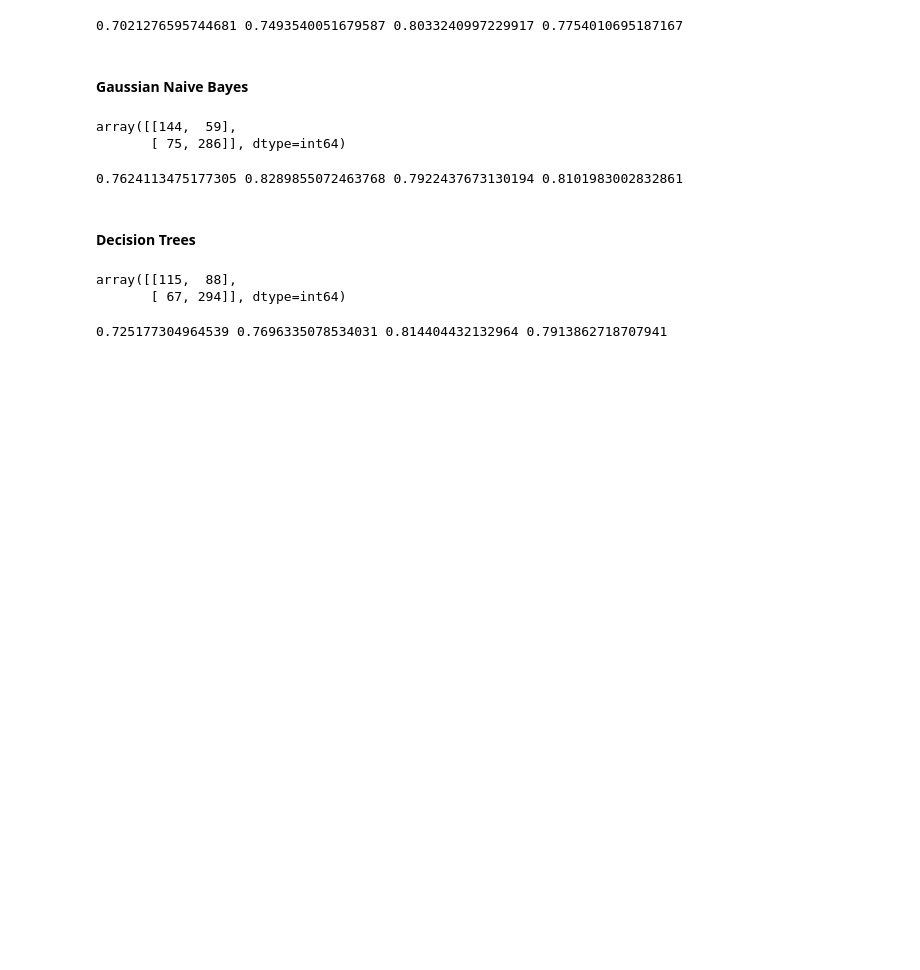
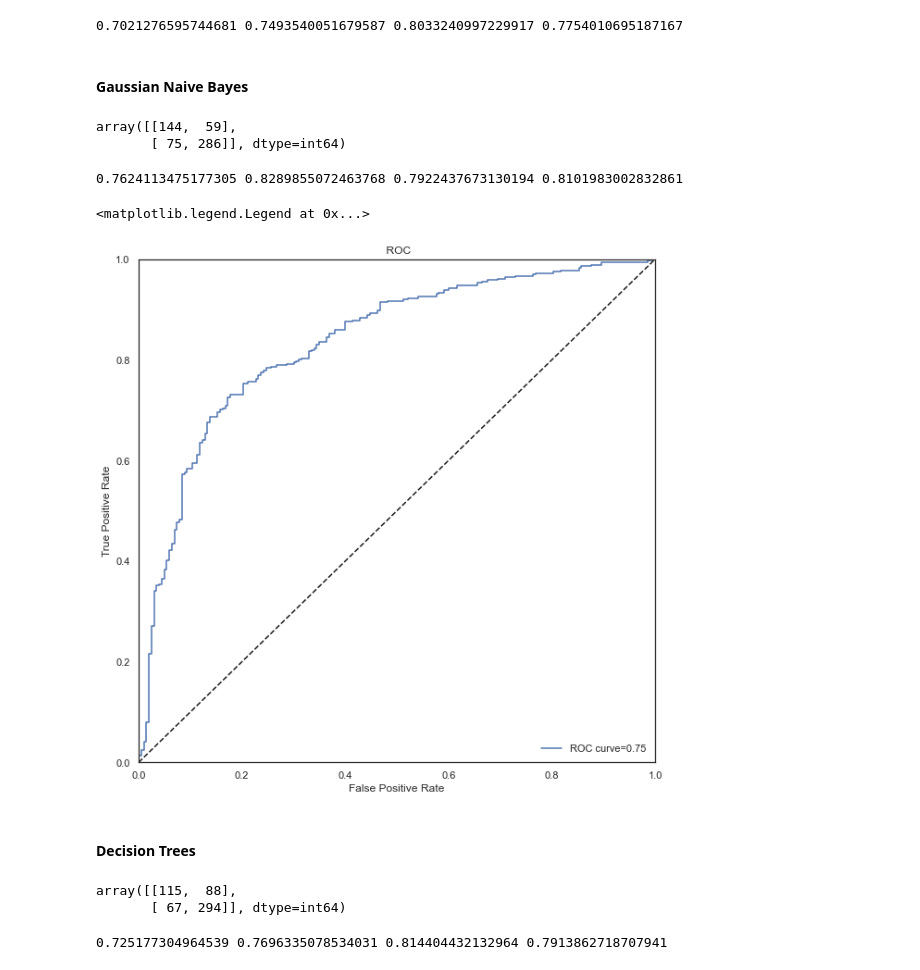
Before and after one commit to nclee17/Drugs, a Jupyter notebook: Supervised Learning.ipynb, the cells around one changed output. Saved outputs shown, nothing was run; the diff lists cells and outputs as text; code cells hidden in the pictures; blank space fills up the shorter version.

```diff
--- a/Supervised Learning.ipynb
+++ b/Supervised Learning.ipynb
@@ -1349,6 +1373,27 @@ model.append(["Gaussian Naive Bayes",acc5,pr5,rec5,f15])
 array([[144,  59],
        [ 75, 286]], dtype=int64)
 0.7624113475177305 0.8289855072463768 0.7922437673130194 0.8101983002832861
+# %%
+
+model_roc = roc_auc_score(y_test,  y_pred5)
+fpr4,tpr4,thresholds4=roc_curve(y_test, model5.predict_proba(X_test)[:,1])
+plt.style.use('seaborn-whitegrid')
+sns.set(style="white", font_scale = 1)
+plt.figure(figsize=(10,10))
+plt.clf()
+
+
+plt.plot(fpr4,tpr4, label=f'ROC curve={model_roc.round(2)}')
+plt.plot([0, 1], [0, 1], 'k--')
+plt.xlim([0.0, 1.0])
+plt.ylim([0.0, 1.0])
+plt.xlabel('False Positive Rate')
+plt.ylabel('True Positive Rate')
+plt.title(' ROC')
+plt.legend(loc="lower right")
+# %% [output]
+<matplotlib.legend.Legend at 0x...>
+[figure, added]
 # %% [markdown]
 #### Decision Trees
 # %%
```
Also changed, not shown: parts of 9 cells of this notebook.
